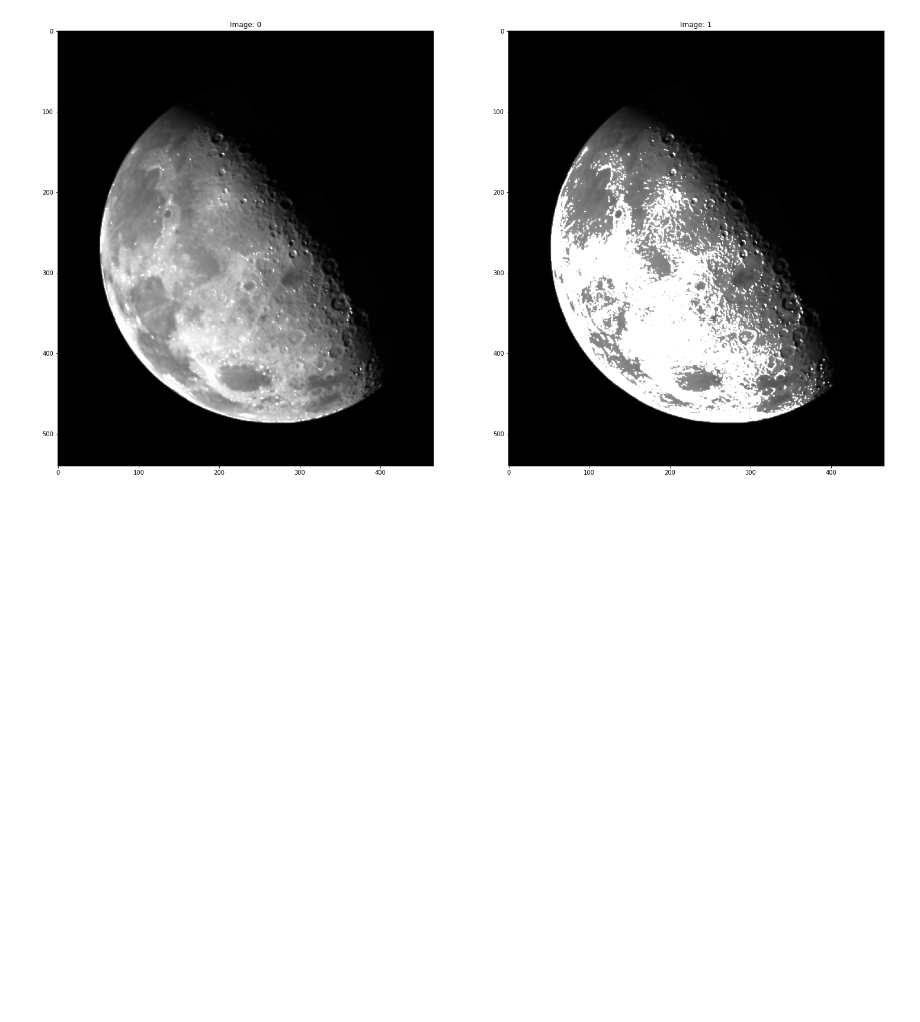
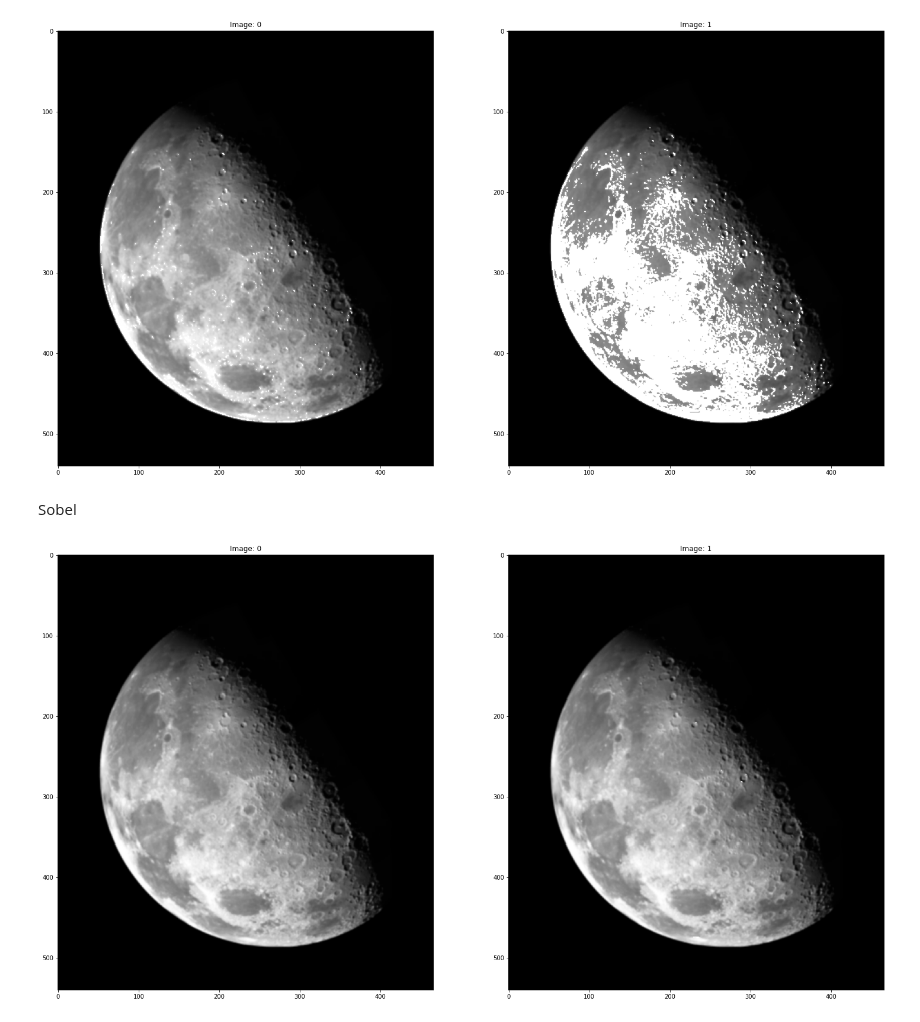
Before and after one commit to santoshkc/image_processing, a Jupyter notebook: image_test.ipynb, the cells around one changed output. Saved outputs shown, nothing was run; the diff lists cells and outputs as text; code cells hidden in the pictures; blank space fills up the shorter version.

```diff
--- a/image_test.ipynb
+++ b/image_test.ipynb
@@ -396,3 +392,14 @@ show_image_side_by_side([conv_result2, conv_result3])
 # %% [output]
 [figure]
 [figure]
+# %% [markdown]
+Sobel
+# %%
+copy_moon = np.copy(blurry_moon)
+#show_image(copy_moon, True)
+
+conv1 = sobel(copy_moon)
+
+show_image_side_by_side([copy_moon, conv1])
+# %% [output]
+[figure, added]
```
Also changed, not shown: parts of 6 cells of this notebook.
